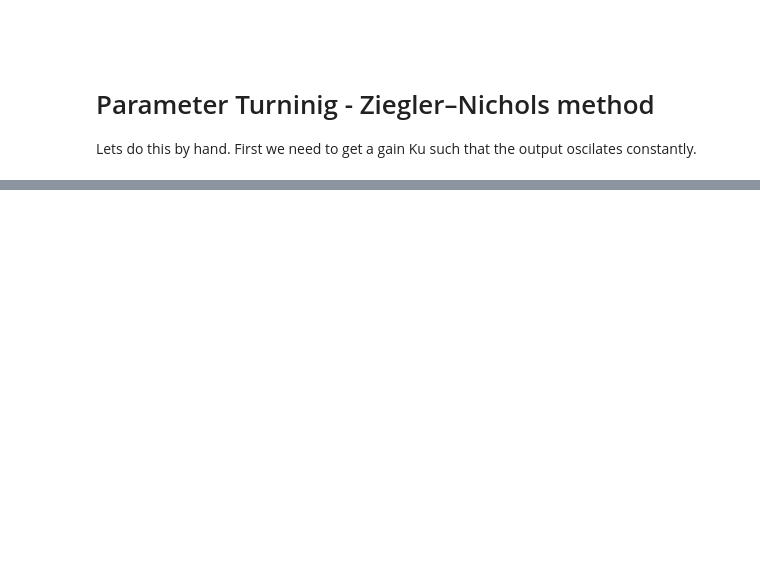
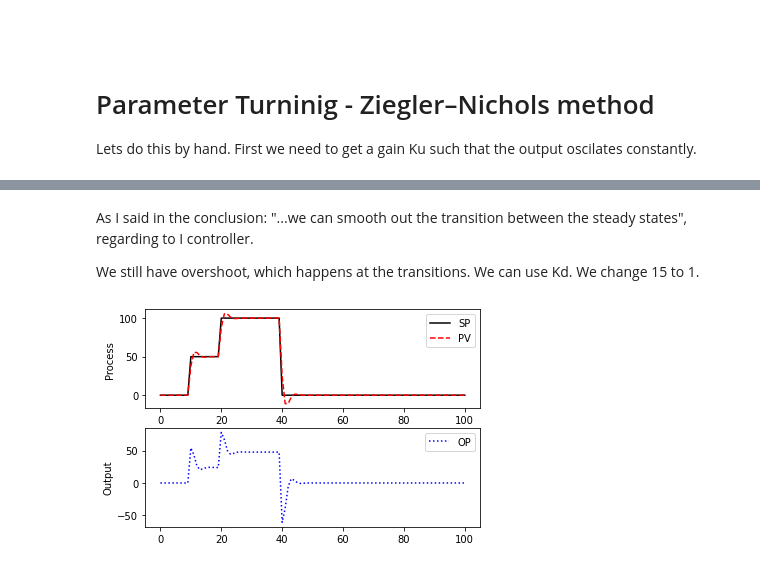
Before and after one commit to ShlomiRex/pid-controller-parameters-tuning, a Jupyter notebook: maman14.ipynb, the cells around one changed output, grey strips where cells are left out. Cells and saved outputs as stored; diff of their text form; code cells hidden in the pictures; blank space fills up the shorter version.

```diff
--- a/maman14.ipynb
+++ b/maman14.ipynb
@@ -570,0 +623,56 @@ plt.show()
+# %% [markdown]
+As I said in the conclusion: "...we can smooth out the transition between the steady states", regarding to I controller.
+
+We still have overshoot, which happens at the transitions. We can use Kd. We change 15 to 1.
+# %%
+# Controller model
+Kp = 0.01 # controller P gain
+Ki = 25 # controller I gain
+Kd = 1 # derivative constant
+
+Kprocess = 2.1 # process gain
+tauP = 2 # process time constant
+
+model = GEKKO()
+
+# Steps
+time_steps = 100
+steps = np.zeros(time_steps + 1)
+steps[:] = 0
+steps[10:] = 50
+steps[20:] = 100
+steps[40:] = 0
+
+model.time = np.linspace(0, time_steps, time_steps+1)
+set_point = model.Param(value=steps)
+
+output = model.Var (value = 0.0) # controller output
+output_const = model.Const (value = 0.0) # controller output bias
+process_variable = model.Var(value = 0.0) # process variable
+err = model.Intermediate(set_point - process_variable) # set point error
+err_intgl = model.Var(value = 0.0) # error integr
+
+model.Equation(err_intgl.dt() == err) # error integral
+model.Equation(output == output_const + Kp*err + Ki * err_intgl - Kd*process_variable.dt())
+
+# Process model
+model.Equation(tauP * process_variable.dt() + process_variable == Kprocess*output)
+
+model.options.IMODE=4
+model.solve(disp=False)
+
+# Plot
+plt.figure()
+plt.subplot(2,1,1)
+plt.plot(model.time, set_point.value, 'k-', label='SP')
+plt.plot(model.time, process_variable.value,'r--',label='PV')
+plt.xlabel('Time (sec)')
+plt.ylabel('Process')
+plt.legend()
+plt.subplot(2,1,2)
+plt.plot(model.time, output.value,'b:',label='OP')
+plt.ylabel('Output')
+plt.legend()
+plt.show()
+# %% [output]
+[figure, added]
```
Also changed, not shown: parts of 4 cells of this notebook, 1 other file.
